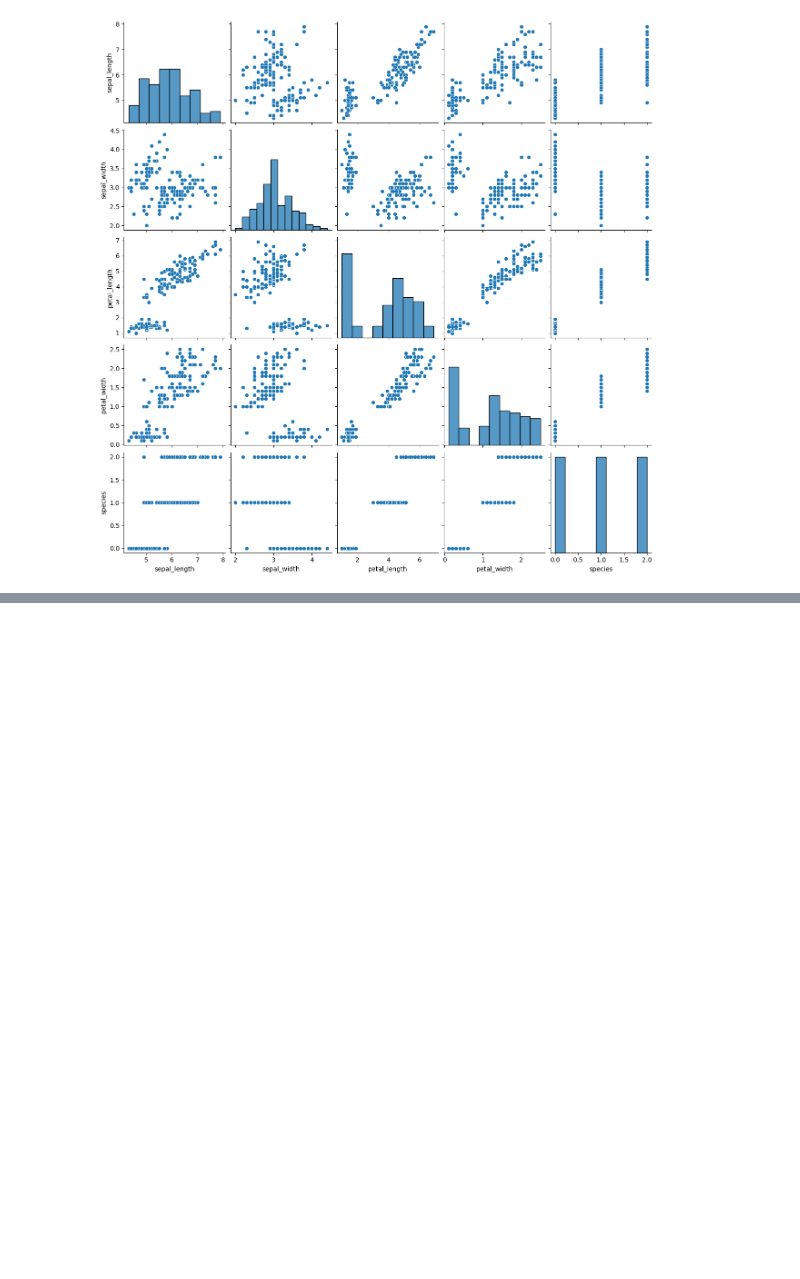
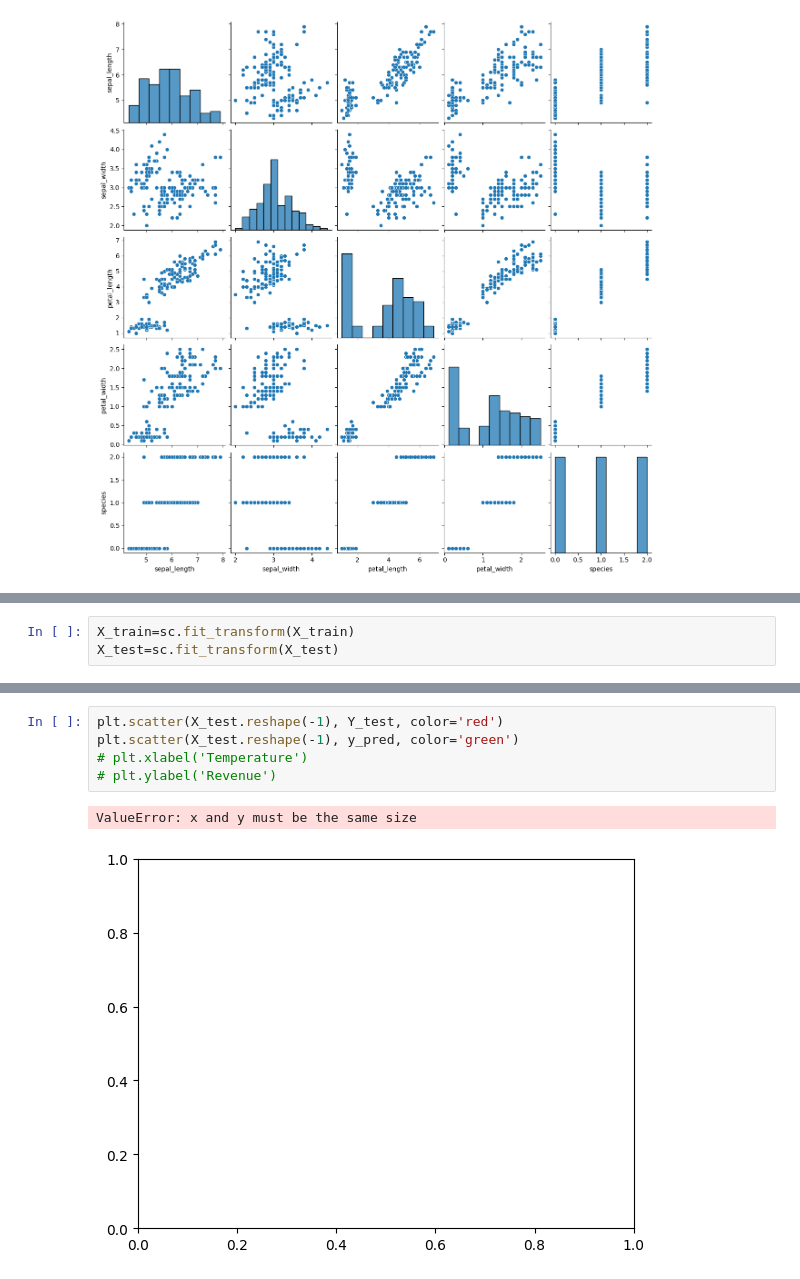
Before and after one commit to sujataprasad01/ML-Logistic-Regression-iris-dataset, a Jupyter notebook: Logistic_Regression.ipynb, the cells around one changed output, grey strips where cells are left out. Drawn from its saved outputs; the diff is of its cells as text; blank space fills up the shorter version.

```diff
--- a/Logistic_Regression.ipynb
+++ b/Logistic_Regression.ipynb
@@ -121,0 +157,3 @@ sns.pairplot(df)
+# %%
+X_train=sc.fit_transform(X_train)
+X_test=sc.fit_transform(X_test)
@@ -121,0 +203,8 @@ sns.pairplot(df)
+# %%
+plt.scatter(X_test.reshape(-1), Y_test, color='red')
+plt.scatter(X_test.reshape(-1), y_pred, color='green')
+# plt.xlabel('Temperature')
+# plt.ylabel('Revenue')
+# %% [output]
+ValueError: x and y must be the same size
+[figure, added]
```
Also changed, not shown: parts of 21 cells of this notebook.
